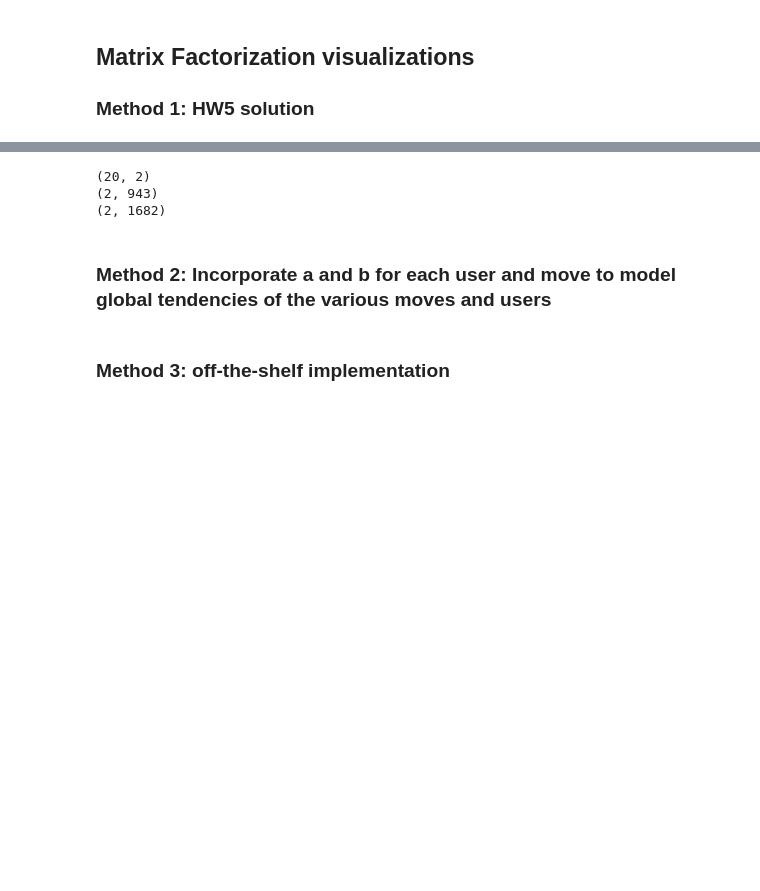
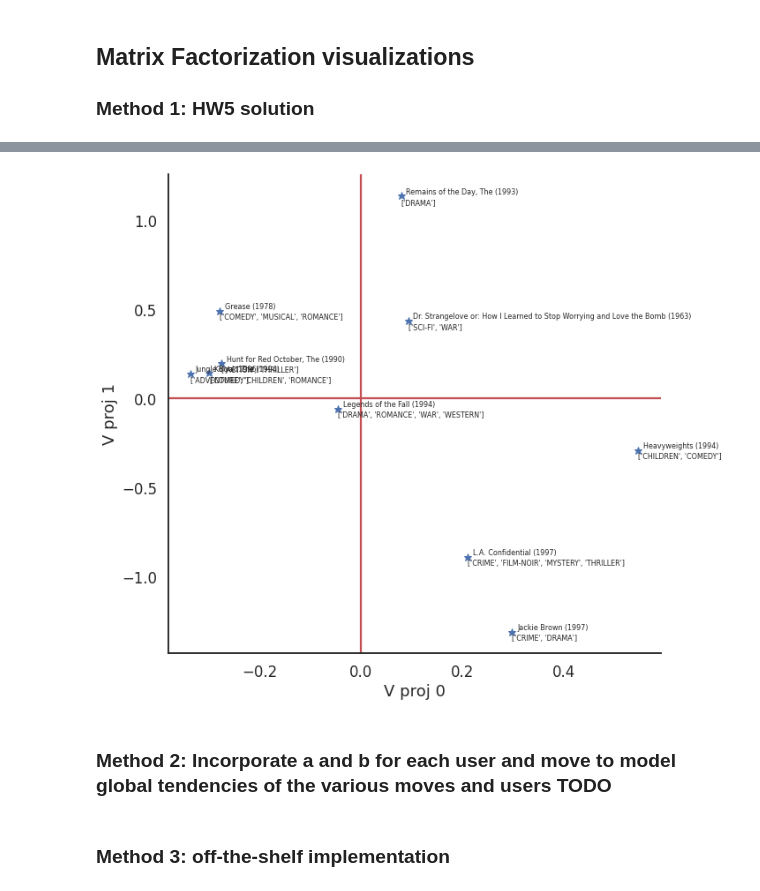
Before and after one commit to francescazfl/pandas, a Jupyter notebook: project2/sorina_project2.ipynb, the cells around one changed output, grey strips where cells are left out. Drawn from its saved outputs; the diff is of its cells as text; code cells hidden in the pictures; blank space fills up the shorter version.

Commit message:
method 1 and method 3

```diff
--- a/project2/sorina_project2.ipynb
+++ b/project2/sorina_project2.ipynb
@@ -117,15 +116,7 @@ dim V [k x n] (20, 1682)
 ## SVD
 
 A, sigma, B = np.linalg.svd(V,  full_matrices=False)
-A_two_cols = A[:,0:2]
-print(A_two_cols.shape)
+A_two_cols = A[:, 0:2]
 
-U_proj = A_two_cols.transpose()@U_T
+U_proj = A_two_cols.transpose()@U.transpose()
 V_proj = A_two_cols.transpose()@V
-
-print(U_proj.shape)
-print(V_proj.shape)
-# %% [output]
-(20, 2)
-(2, 943)
-(2, 1682)
@@ -135,5 +123,51 @@ print(data.head())
+# %%
+def get_list_movies(data, head_no):
+    """ selects the first head_no items from data and returns 3 lists of ids, genre and titles"""
+
+    list_movies_id = [d[1] for d in data.head(head_no).values]
+
+    list_movies_genre = []
+    list_movies_titles = []
+    for idx in list_movies_id:
+        movie_id_df = movies[movies["MOVIE_ID"] == idx]
+        list_cols = []
+        for i, v in enumerate(movie_id_df.values[0,:]):
+            if v == 1:
+                list_cols.append(movie_id_df.columns[i])
+        list_movies_genre.append(list_cols)
+        list_movies_titles.append(movie_id_df.values[0,1])
+
+    return list_movies_id, list_movies_genre, list_movies_titles
+
+# Some visualizations
+def visualize(V_proj, movie_titles, movie_genre):
+    """ Plots V_proj with annotations from the lists of ids, genre and titles"""
+
+    fig, ax = plt.subplots(1, 1, figsize=(10, 10))
+    ax.axhline(y=0, color='r')
+    ax.axvline(x=0, color='r')
+    ax.spines['right'].set_visible(False)
+    ax.spines['top'].set_visible(False)
+    m_proj0 = np.mean(V_proj[0,:])
+    m_proj1 = np.mean(V_proj[1,:])
+    ax.plot(V_proj[0,:] - m_proj0, V_proj[1,:] - m_proj1,'*')
+    ax.set_xlabel('V proj 0')
+    ax.set_ylabel('V proj 1')
+    offset = 0.01
+    for i, txt in enumerate(list_movies_titles):
+        ax.annotate(txt, (V_proj[0][i] - m_proj0 + offset, V_proj[1][i] - m_proj1 + offset), fontsize=8)
+
+    for i, txt in enumerate(list_movies_genre):
+        ax.annotate(txt, (V_proj[0][i] - m_proj0, V_proj[1][i] - m_proj1 - 5*offset), fontsize=8)
+
+    plt.show()
+# %%
+list_movies_id, list_movies_genre, list_movies_titles = get_list_movies(data, head_no=10)
+visualize(V_proj[:,0:10], list_movies_titles, list_movies_genre)
+# %% [output]
+[figure, added]
 # %% [markdown]
-### Method 2: Incorporate a and b for each user and move to model global tendencies of the various moves and users
+### Method 2: Incorporate a and b for each user and move to model global tendencies of the various moves and users TODO
 # %% [markdown]
 ### Method 3: off-the-shelf implementation
 # %%
```
Also changed, not shown: parts of 8 cells of this notebook.
